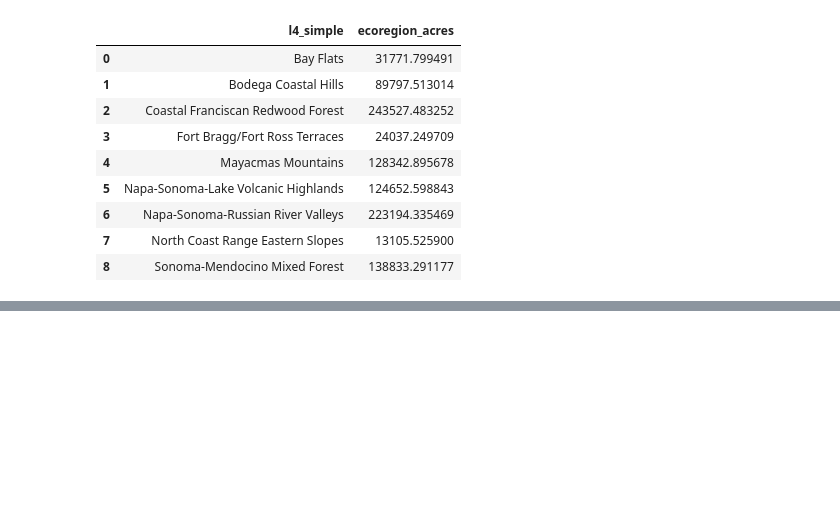
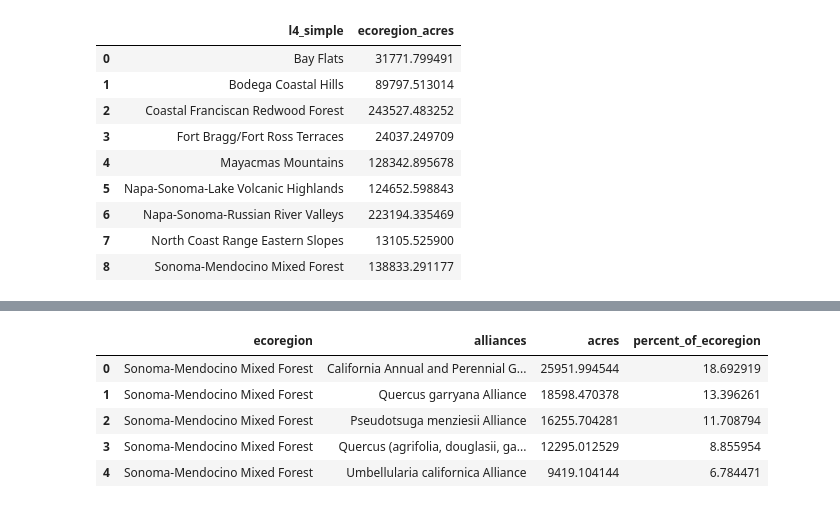
Before and after one commit to acmarley-erg/soco_resilience, a Jupyter notebook: py/zone_stats.ipynb, the cells around one changed output, grey strips where cells are left out. Drawn from its saved outputs; the diff is of its cells as text; code cells hidden in the pictures; blank space fills up the shorter version.

```diff
--- a/py/zone_stats.ipynb
+++ b/py/zone_stats.ipynb
@@ -67 +75,5 @@ slr_200_simp = slr_200.to_crs(epsg=2226).dissolve()
+# %%
+# dissolve by alliance/species groups
+veg_alliance = sonoma_veg_simp[['MAP_CLASS', 'geometry']]
+veg_alliance = veg_alliance.dissolve(by="MAP_CLASS").reset_index()
 # %% [markdown]
@@ -192,0 +251,16 @@ hazard_ecoregions_with_pcts.to_csv(clean_data + "hazard_ecoregion_stats.csv")
+# %%
+# do the same with vegetation alliance data
+zones_veg_all = util.zone_intersect(veg_alliance, ecoregions_simp, 'acres')
+zones_veg_all_top = zones_veg_all.sort_values(by="acres", ascending=False).groupby(["l4_simple"]).head(5).sort_values(by = ["l4_simple",  "acres"], ascending = False)
+zones_veg_all_top = zones_veg_all_top.merge(ecoregion_area, how='left', on = 'l4_simple')
+zones_veg_all_top['percent_of_ecoregion'] = zones_veg_all_top['acres'] / zones_veg_all_top['ecoregion_acres'] * 100
+zones_veg_all_top = zones_veg_all_top.rename(columns = {'l4_simple': 'ecoregion', 'MAP_CLASS': 'alliances'})
+zones_veg_all_top = zones_veg_all_top[['ecoregion', 'alliances', 'acres', 'percent_of_ecoregion']]
+zones_veg_all_top.head()
+# %% [output]
+|  | ecoregion | alliances | acres | percent_of_ecoregion |
+| 0 | Sonoma-Mendocino Mixed Forest | California Annual and Perennial G... | 25951.994544 | 18.692919 |
+| 1 | Sonoma-Mendocino Mixed Forest | Quercus garryana Alliance | 18598.470378 | 13.396261 |
+| 2 | Sonoma-Mendocino Mixed Forest | Pseudotsuga menziesii Alliance | 16255.704281 | 11.708794 |
+| 3 | Sonoma-Mendocino Mixed Forest | Quercus (agrifolia, douglasii, ga... | 12295.012529 | 8.855954 |
+| 4 | Sonoma-Mendocino Mixed Forest | Umbellularia californica Alliance | 9419.104144 | 6.784471 |
```
Also changed, not shown: parts of 11 cells of this notebook.
